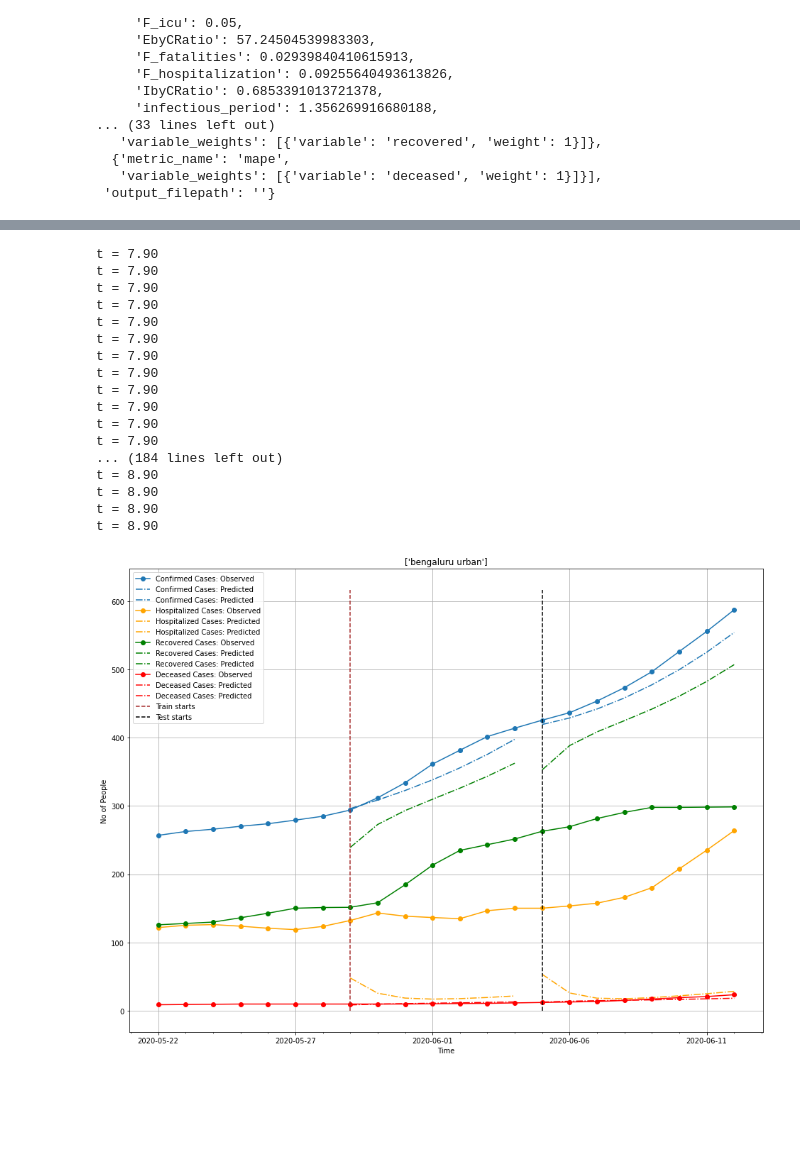
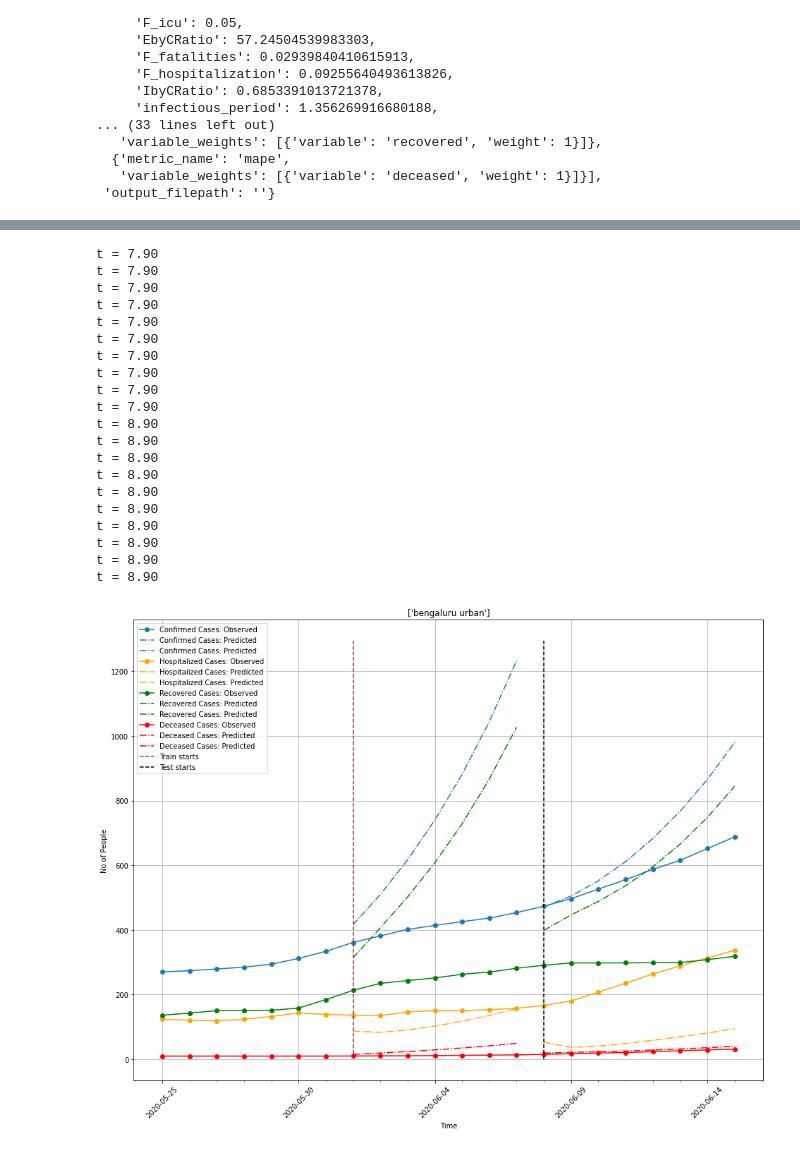
Before and after one commit to dsindiavscovid/covid19-india, a Jupyter notebook: notebooks/Heterogeneous Ensemble Test.ipynb, the cells around one changed output, grey strips where cells are left out. Cells and saved outputs as stored; diff of their text form; code cells hidden in the pictures; blank space fills up the shorter version.

```diff
--- a/notebooks/Heterogeneous Ensemble Test.ipynb
+++ b/notebooks/Heterogeneous Ensemble Test.ipynb
@@ -67,7 +67,7 @@ default_train_config['region_name'] = ['bengaluru urban']
 default_train_config['region_type'] = 'district'
 default_train_config['train_start_date'] = train1_start_date
 default_train_config['train_end_date'] = train1_end_date
-default_train_config['search_parameters']['max_evals'] = 100
+default_train_config['search_parameters']['max_evals'] = 10
 default_train_config['ensemble'] = "True"
 default_train_config['data_source'] = "tracker_district_daily"
 default_train_config['output_filepath'] = "../outputs/del-testing.json"
@@ -185,7 +188,8 @@ params, metrics, train1_model_params, train2_model_params = train_eval(['bengalu
                                                                        train2_start_date, train2_end_date, train2_run_day,
                                                                        test_start_date, test_end_date,
                                                                        ensemble_train_config, ensemble_test_config,
-                                                                       max_evals=10, data_source='tracker_district_daily',
+                                                                       ensemble_forecast_config,
+                                                                       max_evals=1, data_source='tracker_district_daily',
                                                                        mlflow_log=False, name_prefix="testing")
 # %% [output]
 t = 7.90
@@ -323,27 +320,29 @@ t = 31.90
 # %%
 plot_m1(train1_model_params, train1_run_day, train1_start_date, train1_end_date,
-        test_run_day, test_start_date, test_end_date,
+        test_run_day, test_start_date, test_end_date, ensemble_forecast_config,
         rolling_average = False, uncertainty = False,
-        forecast_config = '../config/sample_ensemble_forecasting_config.json',
         plot_config = 'plot_config.json', plot_name = 'm1.png')
 # %% [output]
 t = 7.90
 t = 7.90
 t = 7.90
 t = 7.90
 t = 7.90
 t = 7.90
 t = 7.90
 t = 7.90
 t = 7.90
 t = 7.90
-t = 7.90
-t = 7.90
-... (184 lines left out)
 t = 8.90
 t = 8.90
 t = 8.90
 t = 8.90
+t = 8.90
+t = 8.90
+t = 8.90
+t = 8.90
+t = 8.90
+t = 8.90
-[figure, old version]
+[figure, new version]
 # %%
 plot_m2(train2_model_params, train1_start_date, train1_end_date,
```
Also changed, not shown: parts of 19 cells of this notebook, 2 other files.
